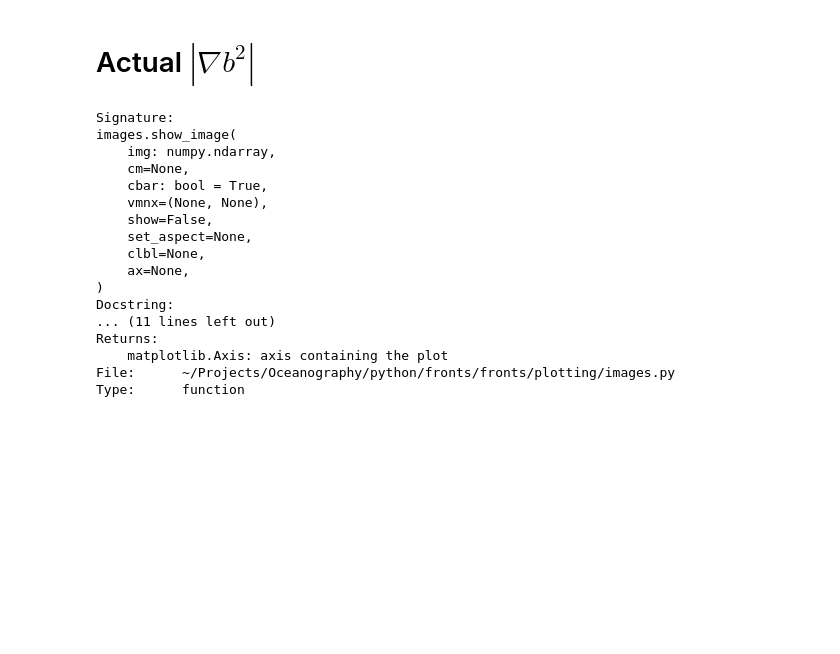
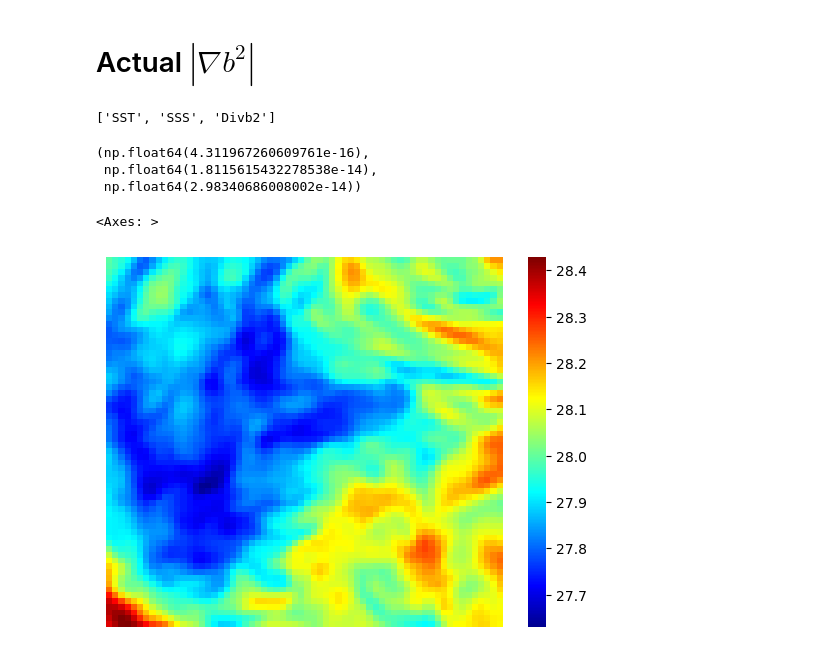
Before and after one commit to AI-for-Ocean-Science/fronts, a Jupyter notebook: fronts/runs/prototypes/sst_ssh_unet/Predict.ipynb, the cells around one changed output. Saved outputs shown, nothing was run; the diff lists cells and outputs as text; code cells hidden in the pictures; blank space fills up the shorter version.

```diff
--- a/fronts/runs/prototypes/sst_ssh_unet/Predict.ipynb
+++ b/fronts/runs/prototypes/sst_ssh_unet/Predict.ipynb
@@ -140,22 +178,2 @@ images.show_image(targ[0,0,0,...])
 # %% [markdown]
 # Actual $|\nabla b^2|$
-# %%
-images.show_image?
-# %% [output]
-Signature:
-images.show_image(
-    img: numpy.ndarray,
-    cm=None,
-    cbar: bool = True,
-    vmnx=(None, None),
-    show=False,
-    set_aspect=None,
-    clbl=None,
-    ax=None,
-)
-Docstring:
-... (11 lines left out)
-Returns:
-    matplotlib.Axis: axis containing the plot
-File:      ~/Projects/Oceanography/python/fronts/fronts/plotting/images.py
-Type:      function
@@ -163,0 +180,17 @@ Divb2 = po_fronts.calc_gradb(
+# %%
+llc_d = np.load('/home/xavier/Projects/Oceanography/data/OGCM/LLC/Fronts/llc.npz')
+list(llc_d.keys())
+# %% [output]
+['SST', 'SSS', 'Divb2']
+# %%
+p05, p90, p95 = np.percentile(llc_d['Divb2'].flatten(), [5,90,95])
+p05, p90, p95
+# %% [output]
+(np.float64(4.311967260609761e-16),
+ np.float64(1.8115615432278538e-14),
+ np.float64(2.98340686008002e-14))
+# %%
+images.show_image(llc_d['SST'])
+# %% [output]
+<Axes: >
+[figure, added]
```
Also changed, not shown: parts of 20 cells of this notebook, 3 other files.
